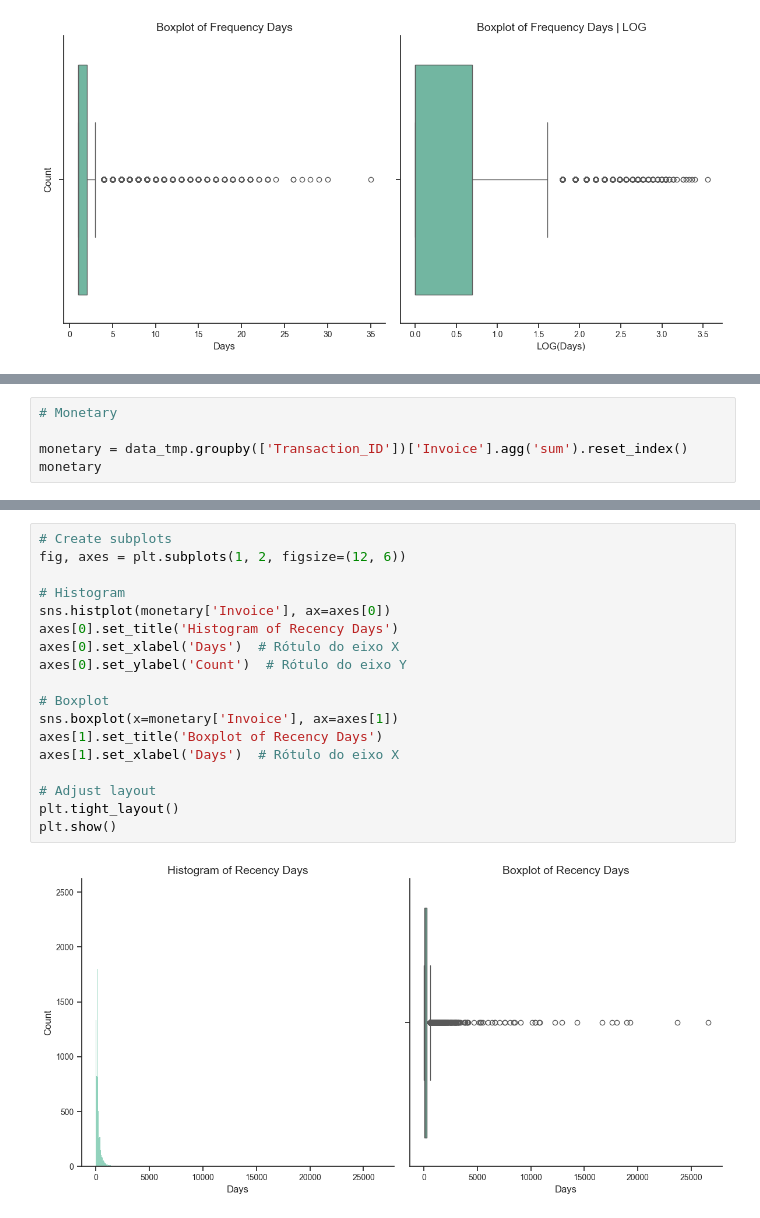
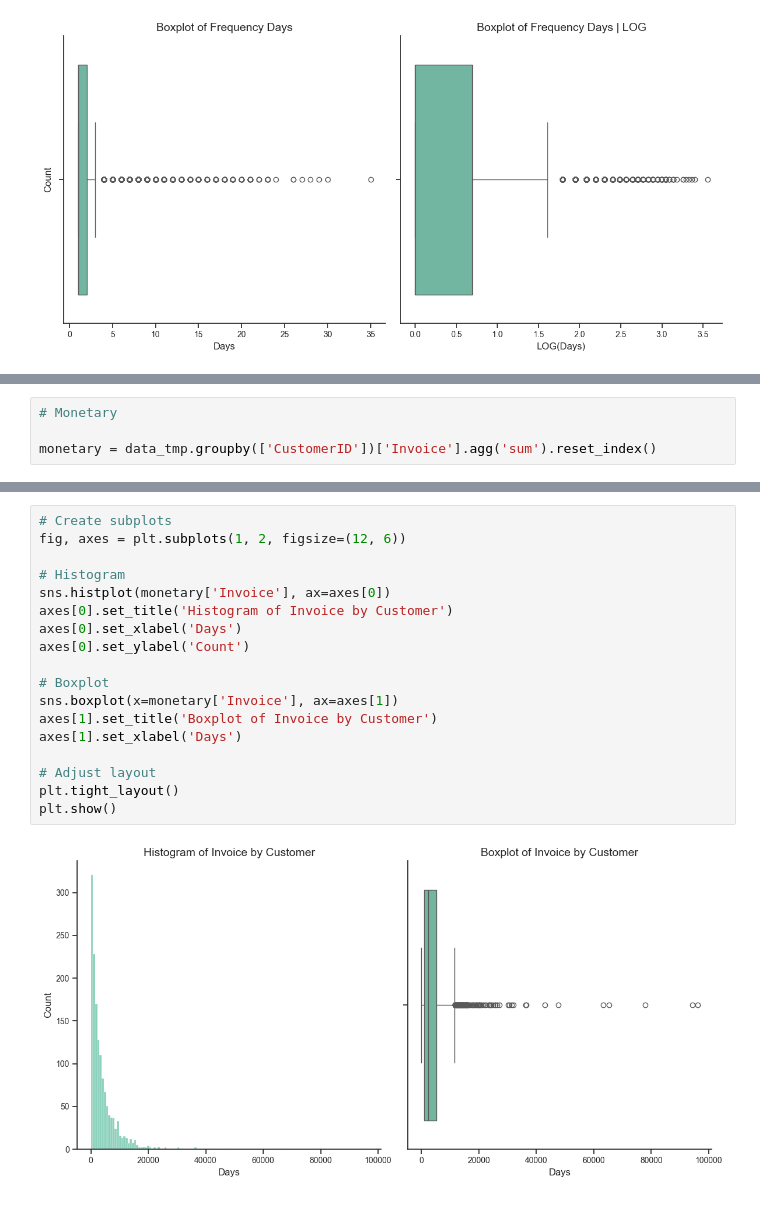
Before and after one commit to mateusengq/MKT-INSIGHTS-ECOMMERCE, a Jupyter notebook: Business_Questions_Group3.ipynb, the cells around one changed output, grey strips where cells are left out. Cells and saved outputs as stored; diff of their text form.

```diff
--- a/Business_Questions_Group3.ipynb
+++ b/Business_Questions_Group3.ipynb
@@ -164,5 +169,4 @@ plt.show()
 # %%
 # Monetary
 
-monetary = data_tmp.groupby(['Transaction_ID'])['Invoice'].agg('sum').reset_index()
-monetary
+monetary = data_tmp.groupby(['CustomerID'])['Invoice'].agg('sum').reset_index()
@@ -183,20 +173,20 @@ monetary
 # %%
 # Create subplots
 fig, axes = plt.subplots(1, 2, figsize=(12, 6))
 
 # Histogram
 sns.histplot(monetary['Invoice'], ax=axes[0])
-axes[0].set_title('Histogram of Recency Days')
-axes[0].set_xlabel('Days')  # Rótulo do eixo X
-axes[0].set_ylabel('Count')  # Rótulo do eixo Y
+axes[0].set_title('Histogram of Invoice by Customer')
+axes[0].set_xlabel('Days')
+axes[0].set_ylabel('Count')
 
 # Boxplot
 sns.boxplot(x=monetary['Invoice'], ax=axes[1])
-axes[1].set_title('Boxplot of Recency Days')
-axes[1].set_xlabel('Days')  # Rótulo do eixo X
+axes[1].set_title('Boxplot of Invoice by Customer')
+axes[1].set_xlabel('Days')
 
 # Adjust layout
 plt.tight_layout()
 plt.show()
 # %% [output]
-[figure, old version]
+[figure, new version]
```
Also changed, not shown: parts of 9 cells of this notebook.
